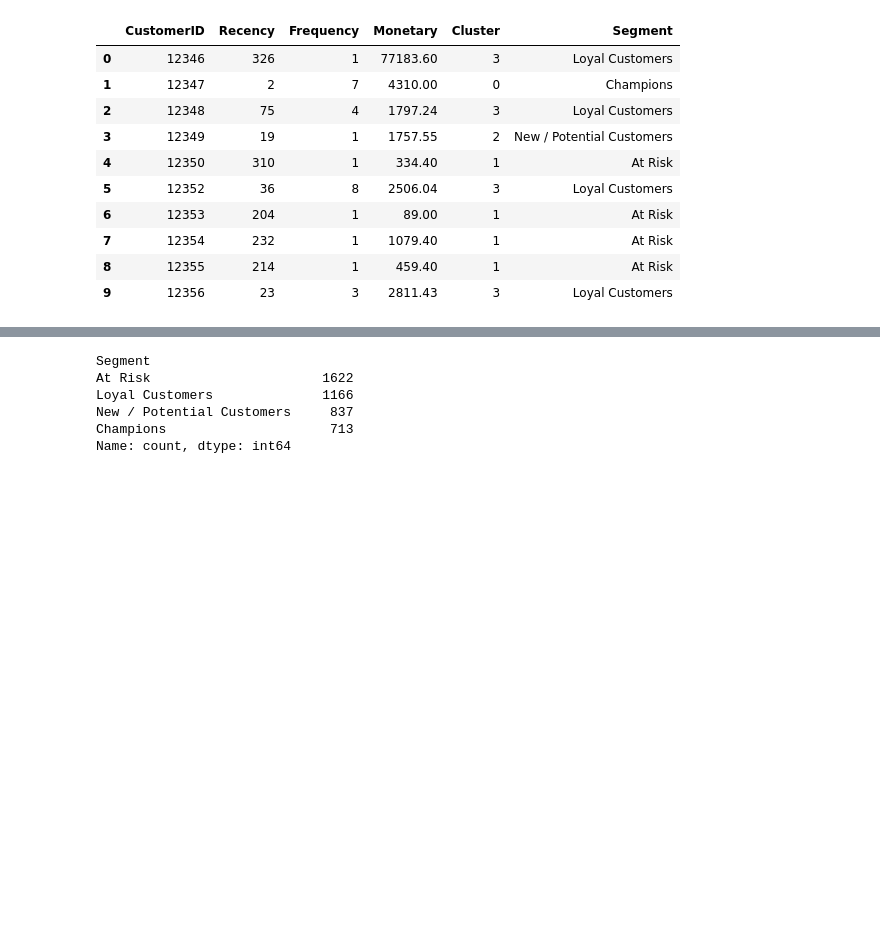
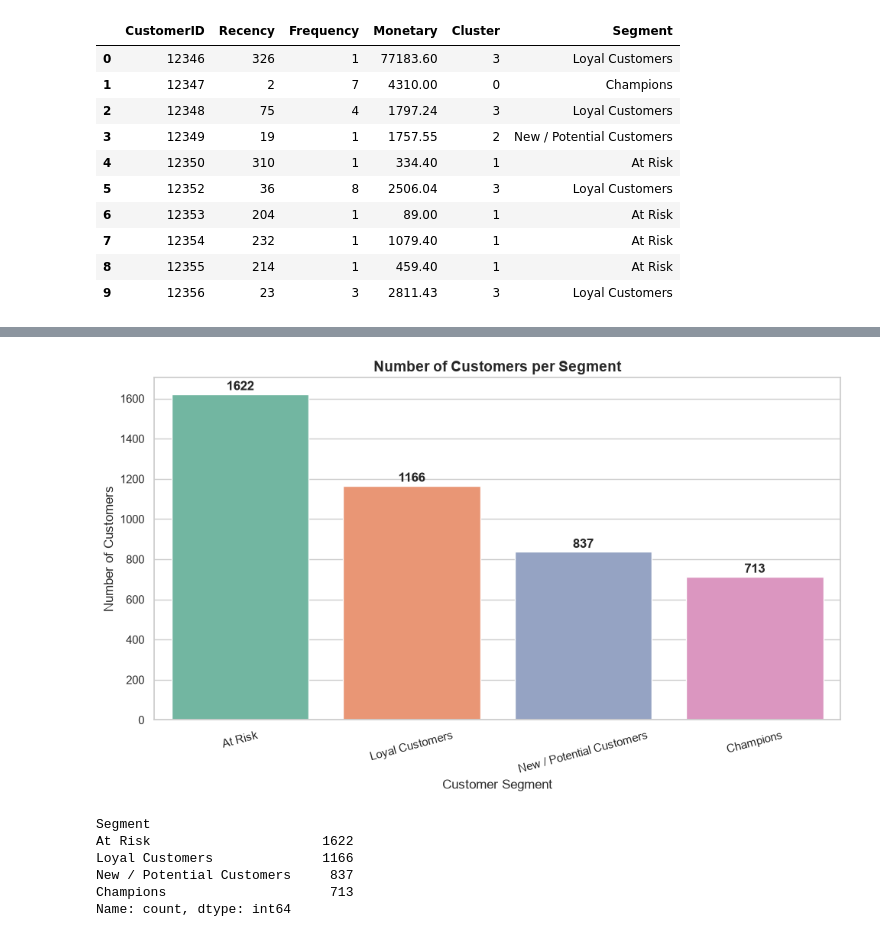
Before and after one commit to Vamshiyadavk/OBISIP, a Jupyter notebook: DataAnalytics-L1-CustomerSegmentationAnalysis/notebook/customer_segmentation.ipynb, the cells around one changed output, grey strips where cells are left out. Cells and saved outputs as stored; diff of their text form; code cells hidden in the pictures; blank space fills up the shorter version.

```diff
--- a/DataAnalytics-L1-CustomerSegmentationAnalysis/notebook/customer_segmentation.ipynb
+++ b/DataAnalytics-L1-CustomerSegmentationAnalysis/notebook/customer_segmentation.ipynb
@@ -535,3 +630,49 @@ rfm.head(10)
+# %%
+# Count customers in each segment
+segment_counts = rfm["Segment"].value_counts()
+
+plt.figure(figsize=(10, 6))
+
+sns.barplot(
+    x=segment_counts.index,
+    y=segment_counts.values,
+    hue=segment_counts.index,
+    palette="Set2",
+    legend=False
+)
+
+plt.title(
+    "Number of Customers per Segment",
+    fontsize=14,
+    fontweight="bold"
+)
+
+plt.xlabel("Customer Segment")
+plt.ylabel("Number of Customers")
+
+plt.xticks(rotation=15)
+
+# Display customer count above each bar
+for i, value in enumerate(segment_counts.values):
+    plt.text(
+        i,
+        value + 20,
+        str(value),
+        ha="center",
+        fontweight="bold"
+    )
+
+plt.tight_layout()
+
+plt.savefig(
+    "../outputs/customers_per_segment.png",
+    dpi=300,
+    bbox_inches="tight"
+)
+
+plt.show()
+# %% [output]
+[figure, added]
 # %%
 rfm["Segment"].value_counts()
 # %% [output]
```
Also changed, not shown: parts of 7 cells of this notebook, 6 other files.
